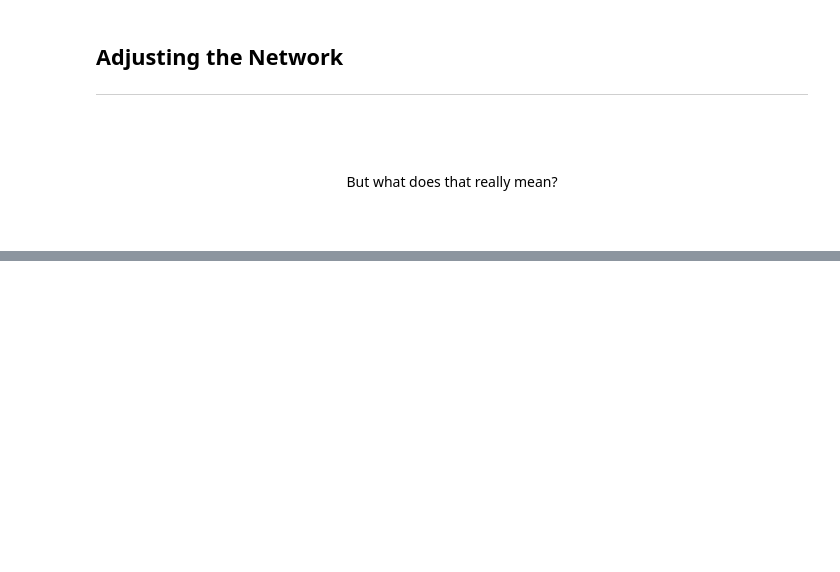
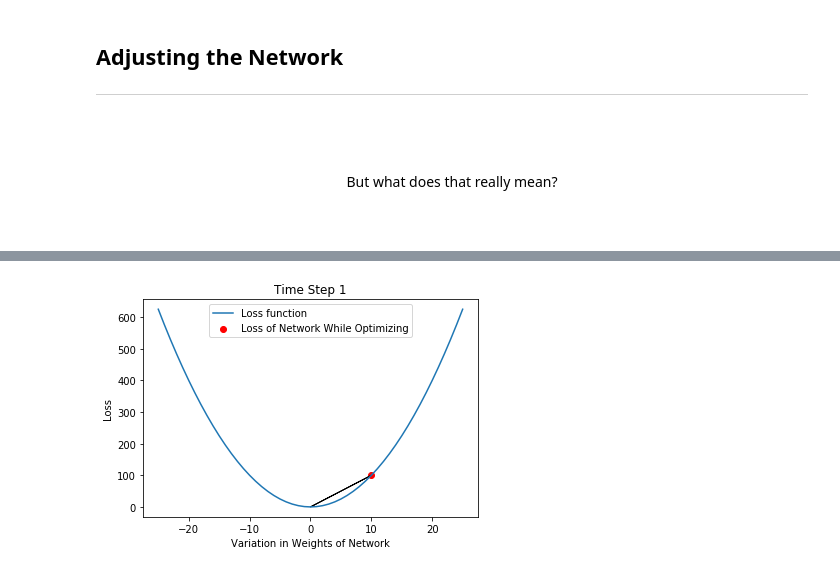
Before and after one commit to ashermancinelli/tensorflow-talk, a Jupyter notebook: slides.ipynb, the cells around one changed output, grey strips where cells are left out. Cells and saved outputs as stored; diff of their text form; code cells hidden in the pictures; blank space fills up the shorter version.

```diff
--- a/slides.ipynb
+++ b/slides.ipynb
@@ -100,0 +159,11 @@ Feeding inputs through the network...<br><br>
+# %%
+plt.plot(x, y, label='Loss function')
+plt.xlabel('Variation in Weights of Network')
+plt.ylabel('Loss')
+plt.title('Time Step 1')
+plt.scatter([10], [100], marker='o', label='Loss of Network While Optimizing', color='red')
+plt.arrow(0,0,10,100)
+plt.legend()
+plt.show()
+# %% [output]
+[figure, added]
```
Also changed, not shown: parts of 36 cells of this notebook, 9 other files.
